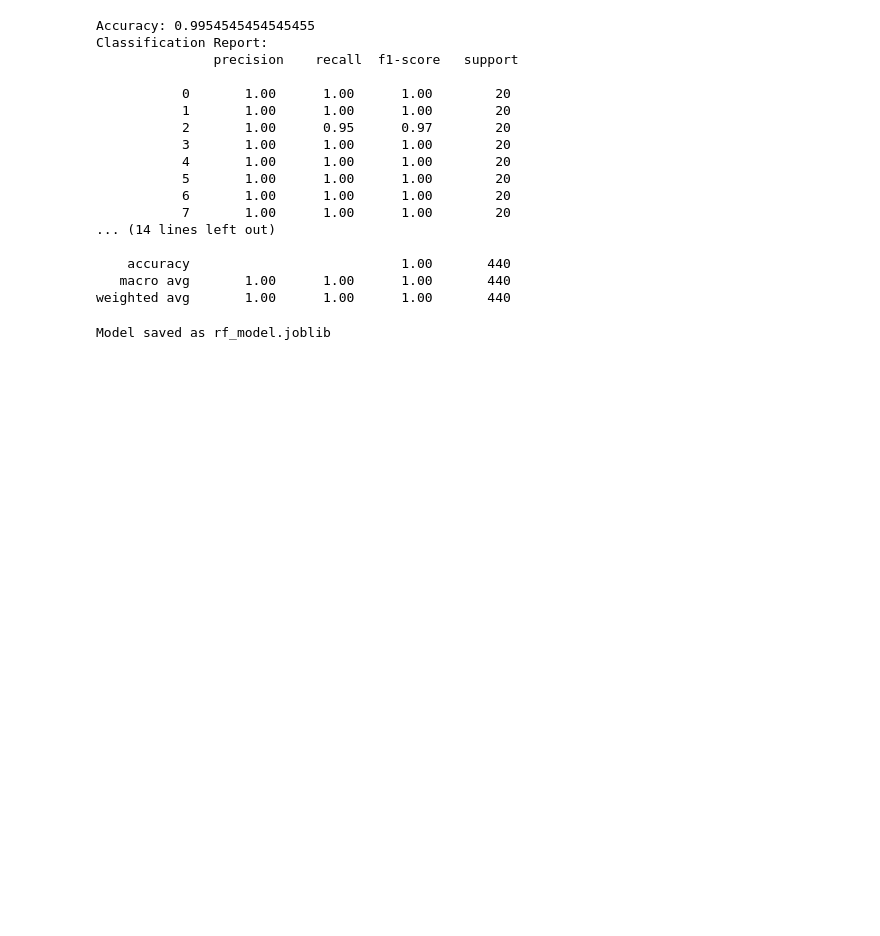
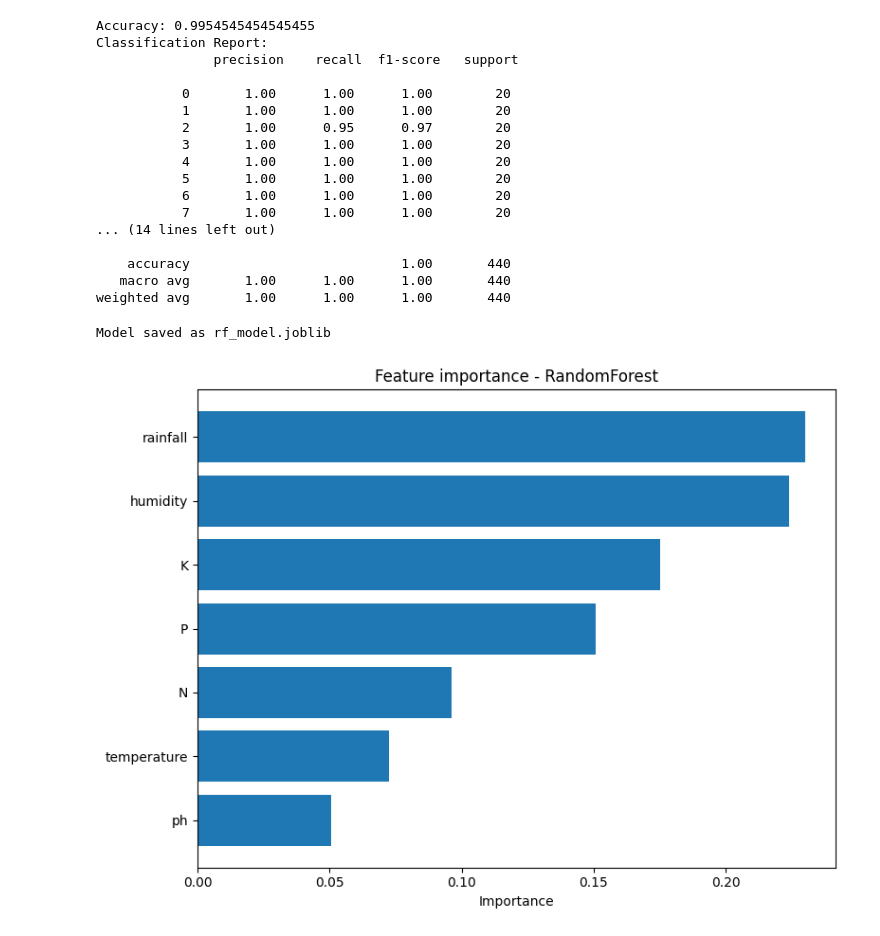
Before and after one commit to Umme-Kulsum-44/smart-crop-irrigation, a Jupyter notebook: notebooks/2_model_training.ipynb, the cells around one changed output. Drawn from its saved outputs; the diff is of its cells as text; code cells hidden in the pictures; blank space fills up the shorter version.

```diff
--- a/notebooks/2_model_training.ipynb
+++ b/notebooks/2_model_training.ipynb
@@ -6,7 +6,7 @@ from sklearn.metrics import classification_report, accuracy_score
 import joblib
 # %%
 # Load the preprocessed data
-df = pd.read_csv('../data/processed/smart-crop-irrigation.csv')
+df = pd.read_csv('../data/raw/smart-crop-irrigation.csv')
 # %%
 # Features and target
 features = ['N','P','K','temperature','humidity','ph','rainfall']
@@ -50,3 +50,20 @@ joblib.dump(rf, '../data/processed/rf_model.joblib')
 print("Model saved as rf_model.joblib")
 # %% [output]
 Model saved as rf_model.joblib
+# %%
+# Feature importance
+import matplotlib.pyplot as plt
+import numpy as np
+
+feat_names = ['N','P','K','temperature','humidity','ph','rainfall']
+importances = rf.feature_importances_
+indices = np.argsort(importances)
+
+plt.figure(figsize=(8,6))
+plt.barh([feat_names[i] for i in indices], importances[indices])
+plt.xlabel("Importance")
+plt.title("Feature importance - RandomForest")
+plt.tight_layout()
+plt.show()
+# %% [output]
+[figure, added]
```
Also changed, not shown: parts of 1 cell of this notebook, 2 other files.
